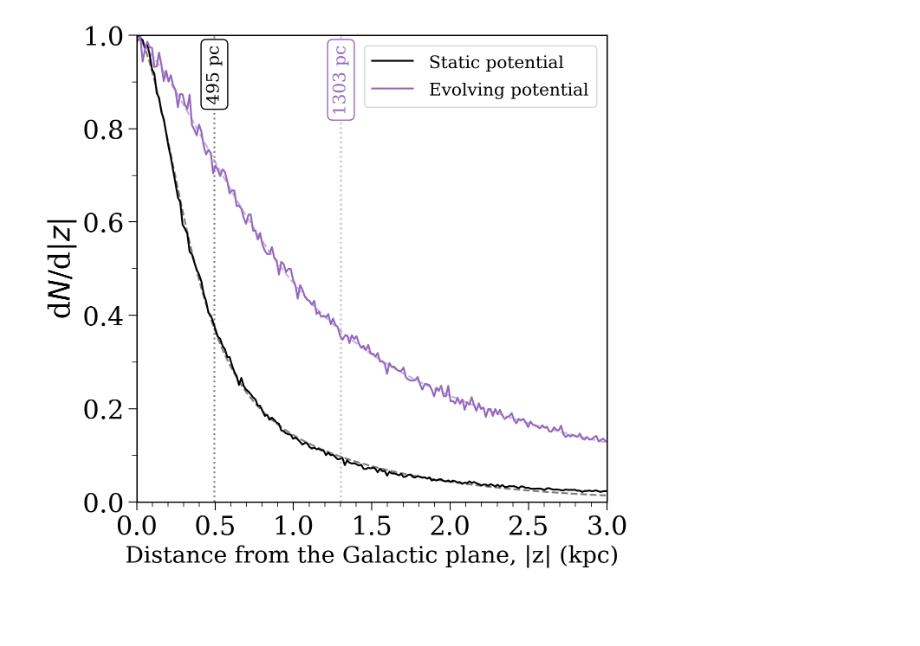
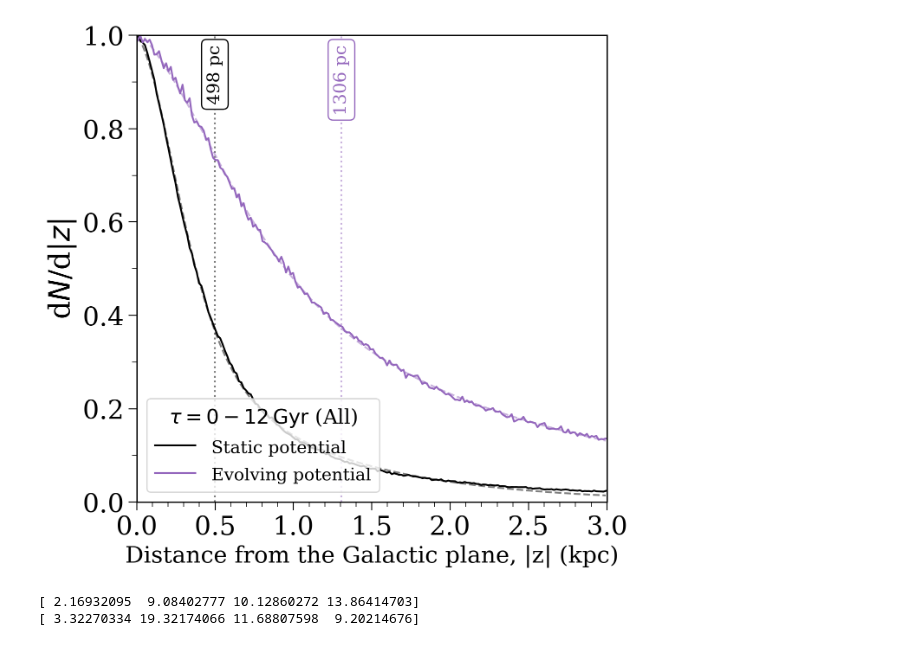
Before and after one commit to TomWagg/underworld, a Jupyter notebook: analysis/variations_time_evolving.ipynb, the cells around one changed output. Drawn from its saved outputs; the diff is of its cells as text; code cells hidden in the pictures; blank space fills up the shorter version.

```diff
--- a/analysis/variations_time_evolving.ipynb
+++ b/analysis/variations_time_evolving.ipynb
@@ -38,5 +38,10 @@ params = {'figure.figsize': (12, 8),
           'ytick.major.size': 7,
           'ytick.minor.size': 4}
 plt.rcParams.update(params)
+# %%
+class DummyPop:
+    def __init__(self, label, colour):
+        self.label = label
+        self.colour = colour
 # %%
 reload(helpers)
@@ -69,12 +76,18 @@ kinematics = helpers.get_kinematics(pops)
+# %%
+pops = [DummyPop("Static potential", "black"), DummyPop("Evolving potential", "tab:purple")]
+data = helpers.load_postprocessed_data(
+    ["/mnt/ceph/users/twagg/underworld/postprocessed/qcflag-5", "/mnt/ceph/users/twagg/underworld/postprocessed/time-evolving-pot"],
+    ["Static potential", "Evolving potential"]
+)
 # %%
 print("Escaped fractions:")
 for pop in pops:
-    escaped = kinematics[pop.label]["escaped"]["CO"]
+    escaped = data[pop.label]["escaped"]["CO"]
     frac = escaped.sum() / len(escaped)
     print(f'  - {pop.label}:')
-    print(f'      - CO = {kinematics[pop.label]["escaped"]["CO"].sum() / len(kinematics[pop.label]["escaped"]["CO"]):1.3f}')
-    print(f'      - BH = {kinematics[pop.label]["escaped"]["BH"].sum() / len(kinematics[pop.label]["escaped"]["BH"]):1.3f}')
-    print(f'      - NS = {kinematics[pop.label]["escaped"]["NS"].sum() / len(kinematics[pop.label]["escaped"]["NS"]):1.3f}')
+    print(f'      - CO = {data[pop.label]["escaped"]["CO"].sum() / len(data[pop.label]["escaped"]["CO"]):1.3f}')
+    print(f'      - BH = {data[pop.label]["escaped"]["BH"].sum() / len(data[pop.label]["escaped"]["BH"]):1.3f}')
+    print(f'      - NS = {data[pop.label]["escaped"]["NS"].sum() / len(data[pop.label]["escaped"]["NS"]):1.3f}')
 # %% [output]
 Escaped fractions:
   - Static potential:
@@ -99,36 +113,39 @@ Full population
  array([<Axes: xlabel='$|z|$ [kpc]', ylabel='$N_{\\rm CO}$'>,
         <Axes: xlabel='$|z|$ [kpc]', ylabel='$N_{\\rm CO}$'>], dtype=object))
 # %%
-fig, ax = plt.subplots(figsize=(7, 7))
-
 reload(plotting)
 
-for pop in pops:
+for tau_min, tau_max, tau_label in zip([0, 9, 0], [12, 12, 9], ["All", "Old", "Young"]):
+    fig, ax = plt.subplots(figsize=(7, 7))
+    for pop in pops:
+        tau = data[pop.label]["tau"]["BH"]
+        mask = (tau > tau_min) & (tau <= tau_max)
+        scale_height, _, _ = plotting.estimate_scale_height(
+            z=data[pop.label]["pos"]["BH"][:, 2][mask],
+            plot=True,
+            label=pop.label,
+            colour=pop.colour,
+            show=False,
+            fig=fig,
+            ax=ax,
+            bins=np.linspace(0, 3, 201),
+            xlim=(0, 3),
+            ylim=(0, 1),
+            n_components=2,
+            scale_height_locs=[0.98, 0.98],
+            R=None,
+        )
 
-    scale_height, _, _ = plotting.estimate_scale_height(
-        z=kinematics[pop.label]["pos"]["BH"][:, 2],
-        plot=True,
-        label=pop.label,
-        colour=pop.colour,
-        show=False,
-        fig=fig,
-        ax=ax,
-        bins=np.linspace(0, 3, 201),
-        xlim=(0, 3),
-        ylim=(0, 1),
-        n_components=2,
-        scale_height_locs=[0.98, 0.98],
-        R=None,
-    )
+    leg = ax.get_legend()
+    for text in leg.get_texts():
+        text.set_fontsize(0.6 * fs)
+    leg.set_title(f"$\\tau = {tau_min} - {tau_max} \\, \\mathrm{{Gyr}}$ ({tau_label})", prop={'size': 0.7 * fs})
+    leg.set_loc("lower left")
 
-leg = ax.get_legend()
-for text in leg.get_texts():
-    text.set_fontsize(0.6 * fs)
+    # add minor ticks every 0.1 kpc
+    ax.xaxis.set_minor_locator(mpl.ticker.MultipleLocator(0.1))
+    ax.yaxis.set_minor_locator(mpl.ticker.MultipleLocator(0.1))
 
-# add minor ticks every 0.1 kpc
-ax.xaxis.set_minor_locator(mpl.ticker.MultipleLocator(0.1))
-ax.yaxis.set_minor_locator(mpl.ticker.MultipleLocator(0.1))
-
-plt.savefig("../plots/scale_height_time_evolving.pdf", format="pdf", bbox_inches='tight')
-plt.show()
+    # plt.savefig("../plots/scale_height_time_evolving.pdf", format="pdf", bbox_inches='tight')
+    plt.show()
 # %% [output]
@@ -137 +154,3 @@ plt.show()
-[figure, old version]
+[figure, new version]
+[ 2.16932095  9.08402777 10.12860272 13.86414703]
+[ 3.32270334 19.32174066 11.68807598  9.20214676]
```
Also changed, not shown: parts of 9 cells of this notebook, 3 other files.
